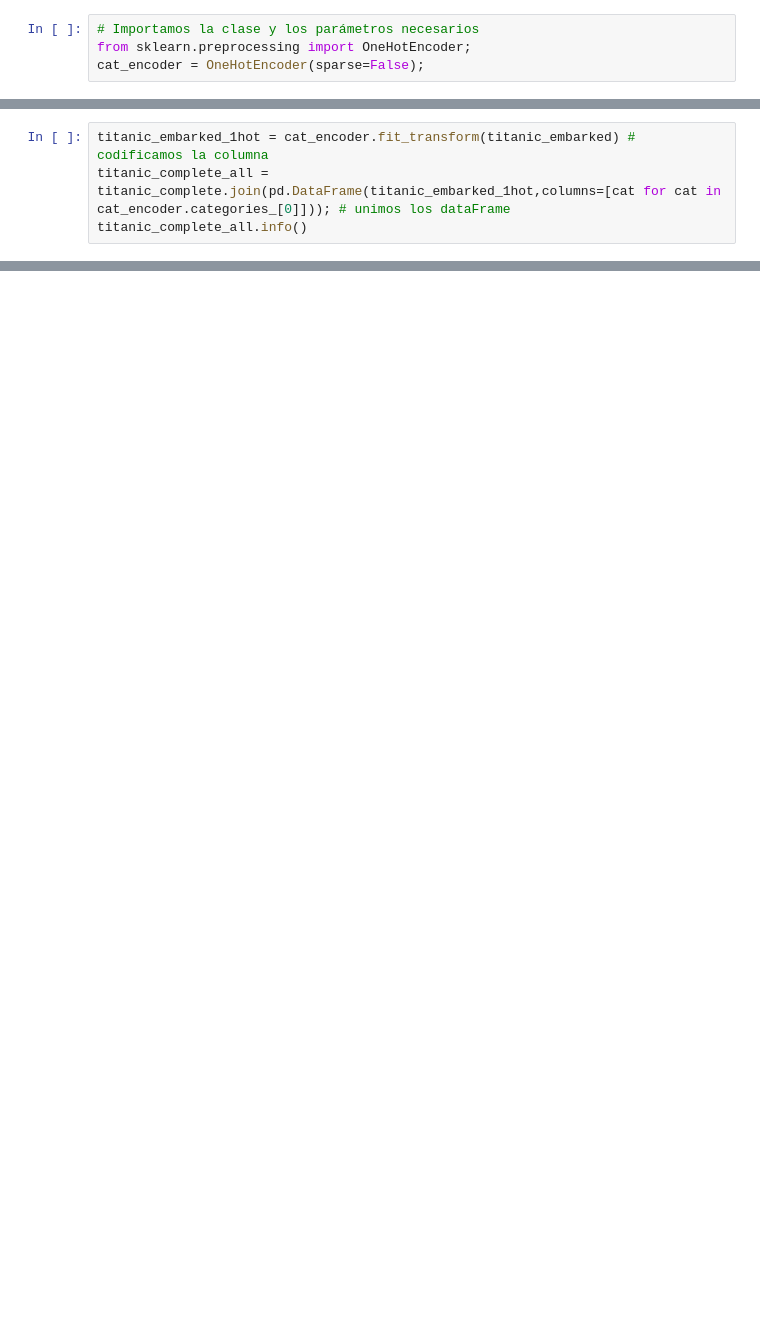
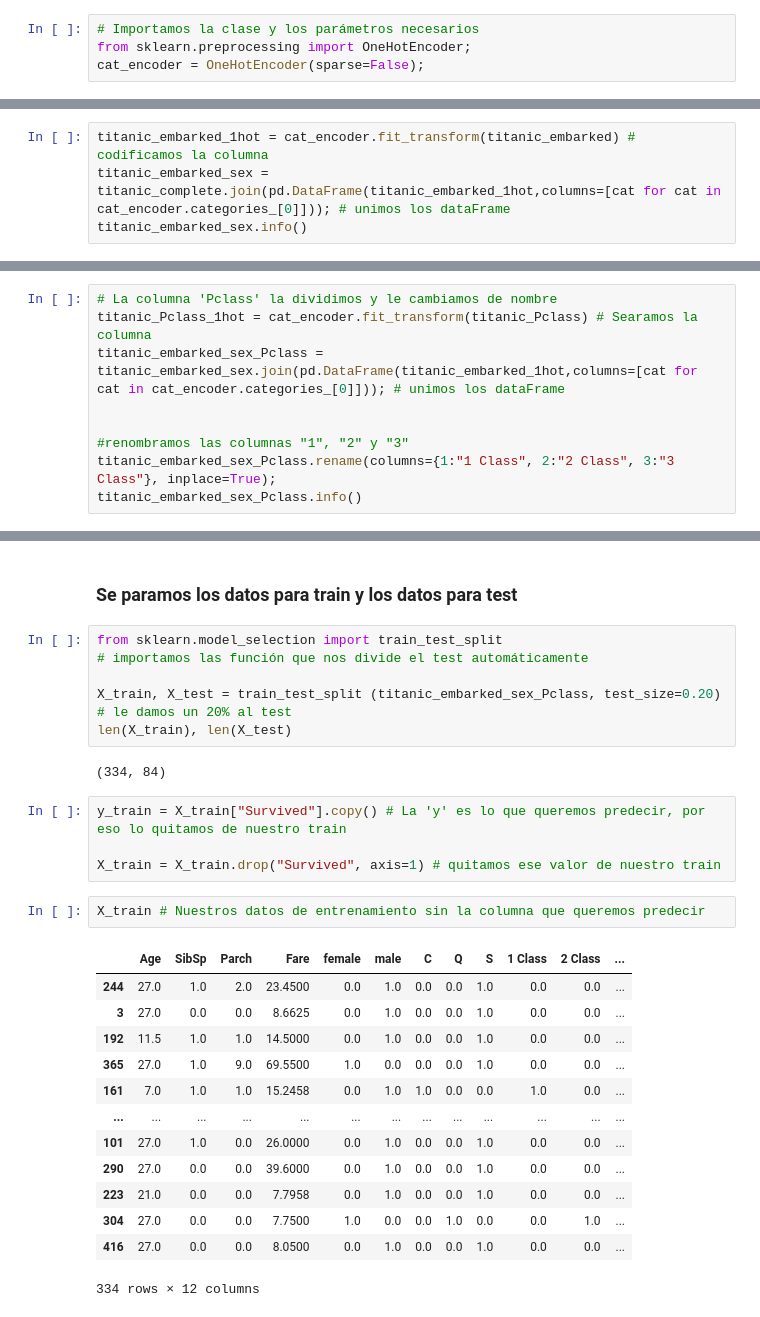
Before and after one commit to DaniPaz12/VisualStudioThings, a Jupyter notebook: IA/Notebooks CLASIFICACION Y CLUSTERING/Clasificación binaria titanic.ipynb, the cells around one changed output, grey strips where cells are left out. Saved outputs shown, nothing was run; the diff lists cells and outputs as text; blank space fills up the shorter version.

Commit message:
cambios titanic

```diff
--- a/IA/Notebooks CLASIFICACION Y CLUSTERING/Clasificación binaria titanic.ipynb
+++ b/IA/Notebooks CLASIFICACION Y CLUSTERING/Clasificación binaria titanic.ipynb
@@ -289,7 +311,7 @@ memory usage: 26.2 KB
 # %%
 titanic_embarked_1hot = cat_encoder.fit_transform(titanic_embarked) # codificamos la columna
-titanic_complete_all = titanic_complete.join(pd.DataFrame(titanic_embarked_1hot,columns=[cat for cat in cat_encoder.categories_[0]])); # unimos los dataFrame
-titanic_complete_all.info()
+titanic_embarked_sex = titanic_complete.join(pd.DataFrame(titanic_embarked_1hot,columns=[cat for cat in cat_encoder.categories_[0]])); # unimos los dataFrame
+titanic_embarked_sex.info()
 # %% [output]
 <class 'pandas.core.frame.DataFrame'>
 RangeIndex: 418 entries, 0 to 417
@@ -311,0 +335,9 @@ memory usage: 36.0 KB
+# %%
+# La columna 'Pclass' la dividimos y le cambiamos de nombre
+titanic_Pclass_1hot = cat_encoder.fit_transform(titanic_Pclass) # Searamos la columna
+titanic_embarked_sex_Pclass = titanic_embarked_sex.join(pd.DataFrame(titanic_embarked_1hot,columns=[cat for cat in cat_encoder.categories_[0]])); # unimos los dataFrame
+
+
+#renombramos las columnas "1", "2" y "3"
+titanic_embarked_sex_Pclass.rename(columns={1:"1 Class", 2:"2 Class", 3:"3 Class"}, inplace=True);
+titanic_embarked_sex_Pclass.info()
@@ -311,0 +367,30 @@ memory usage: 36.0 KB
+# %% [markdown]
+### Se paramos los datos para train y los datos para test
+# %%
+from sklearn.model_selection import train_test_split
+# importamos las función que nos divide el test automáticamente
+
+X_train, X_test = train_test_split (titanic_embarked_sex_Pclass, test_size=0.20) # le damos un 20% al test
+len(X_train), len(X_test)
+# %% [output]
+(334, 84)
+# %%
+y_train = X_train["Survived"].copy() # La 'y' es lo que queremos predecir, por eso lo quitamos de nuestro train
+
+X_train = X_train.drop("Survived", axis=1) # quitamos ese valor de nuestro train
+# %%
+X_train # Nuestros datos de entrenamiento sin la columna que queremos predecir
+# %% [output]
+|  | Age | SibSp | Parch | Fare | female | male | C | Q | S | 1 Class | 2 Class | ... |
+| 244 | 27.0 | 1.0 | 2.0 | 23.4500 | 0.0 | 1.0 | 0.0 | 0.0 | 1.0 | 0.0 | 0.0 | ... |
+| 3 | 27.0 | 0.0 | 0.0 | 8.6625 | 0.0 | 1.0 | 0.0 | 0.0 | 1.0 | 0.0 | 0.0 | ... |
+| 192 | 11.5 | 1.0 | 1.0 | 14.5000 | 0.0 | 1.0 | 0.0 | 0.0 | 1.0 | 0.0 | 0.0 | ... |
+| 365 | 27.0 | 1.0 | 9.0 | 69.5500 | 1.0 | 0.0 | 0.0 | 0.0 | 1.0 | 0.0 | 0.0 | ... |
+| 161 | 7.0 | 1.0 | 1.0 | 15.2458 | 0.0 | 1.0 | 1.0 | 0.0 | 0.0 | 1.0 | 0.0 | ... |
+| ... | ... | ... | ... | ... | ... | ... | ... | ... | ... | ... | ... | ... |
+| 101 | 27.0 | 1.0 | 0.0 | 26.0000 | 0.0 | 1.0 | 0.0 | 0.0 | 1.0 | 0.0 | 0.0 | ... |
+| 290 | 27.0 | 0.0 | 0.0 | 39.6000 | 0.0 | 1.0 | 0.0 | 0.0 | 1.0 | 0.0 | 0.0 | ... |
+| 223 | 21.0 | 0.0 | 0.0 | 7.7958 | 0.0 | 1.0 | 0.0 | 0.0 | 1.0 | 0.0 | 0.0 | ... |
+| 304 | 27.0 | 0.0 | 0.0 | 7.7500 | 1.0 | 0.0 | 0.0 | 1.0 | 0.0 | 0.0 | 1.0 | ... |
+| 416 | 27.0 | 0.0 | 0.0 | 8.0500 | 0.0 | 1.0 | 0.0 | 0.0 | 1.0 | 0.0 | 0.0 | ... |
+334 rows × 12 columns
```
Also changed, not shown: parts of 13 cells of this notebook, 1 other file.
